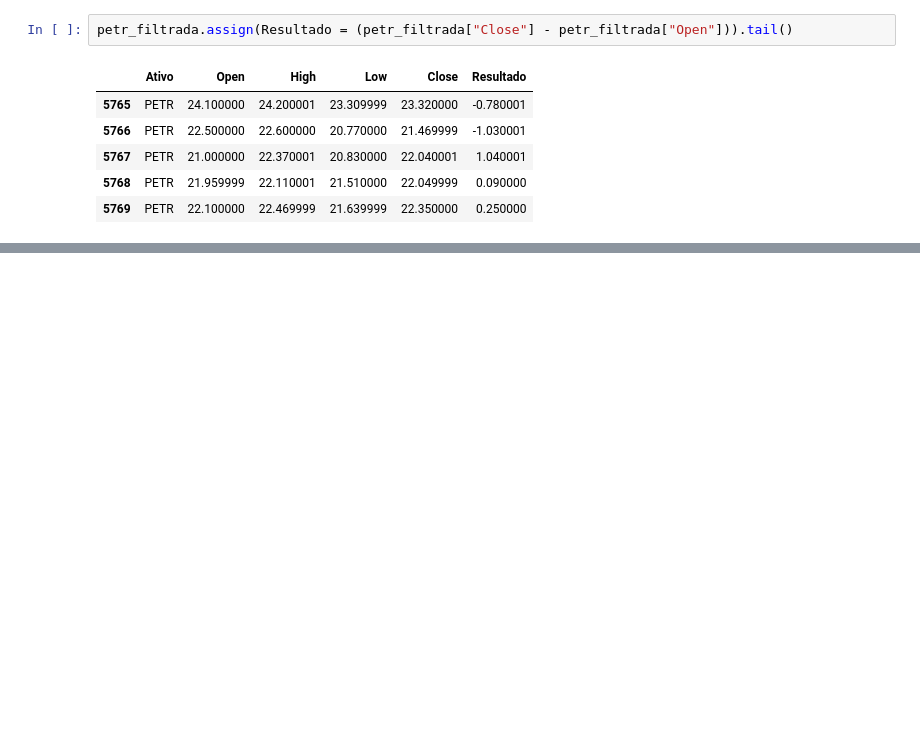
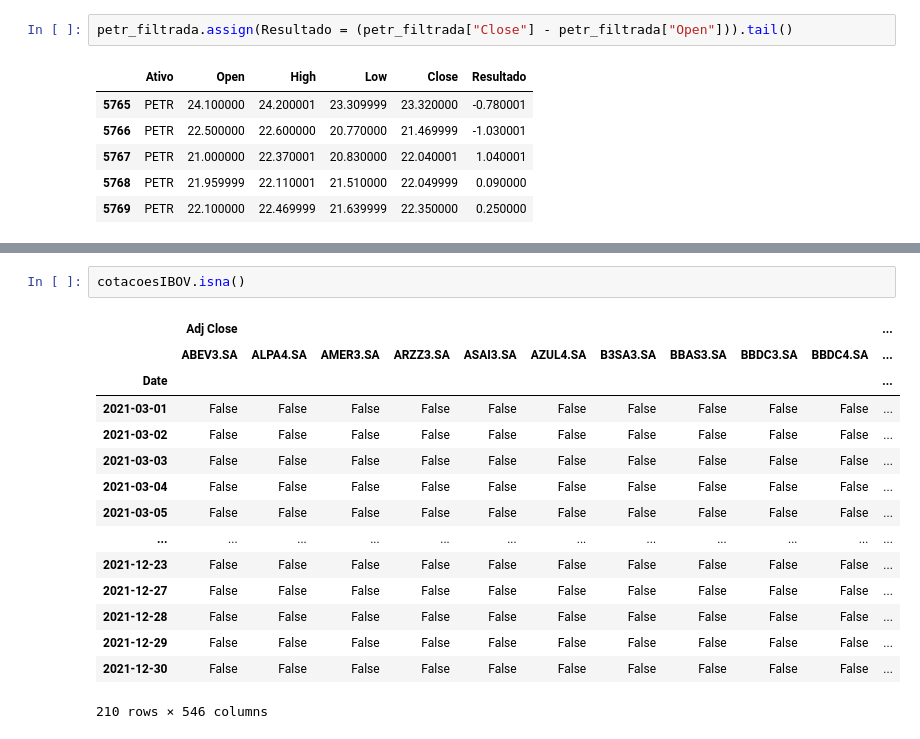
Before and after one commit to rafaeltsimon/PythonFinance, a Jupyter notebook: Módulo_02_Manipulação_de_dados_com_Python.ipynb, the cells around one changed output, grey strips where cells are left out. Cells and saved outputs as stored; diff of their text form; blank space fills up the shorter version.

```diff
--- a/Módulo_02_Manipulação_de_dados_com_Python.ipynb
+++ b/Módulo_02_Manipulação_de_dados_com_Python.ipynb
@@ -1332,0 +1551,18 @@ petr_filtrada.assign(Resultado = (petr_filtrada["Close"] - petr_filtrada["Open"]
+# %%
+cotacoesIBOV.isna()
+# %% [output]
+|  | Adj Close |  |  |  |  |  |  |  |  |  | ... |
+|  | ABEV3.SA | ALPA4.SA | AMER3.SA | ARZZ3.SA | ASAI3.SA | AZUL4.SA | B3SA3.SA | BBAS3.SA | BBDC3.SA | BBDC4.SA | ... |
+| Date |  |  |  |  |  |  |  |  |  |  | ... |
+| 2021-03-01 | False | False | False | False | False | False | False | False | False | False | ... |
+| 2021-03-02 | False | False | False | False | False | False | False | False | False | False | ... |
+| 2021-03-03 | False | False | False | False | False | False | False | False | False | False | ... |
+| 2021-03-04 | False | False | False | False | False | False | False | False | False | False | ... |
+| 2021-03-05 | False | False | False | False | False | False | False | False | False | False | ... |
+| ... | ... | ... | ... | ... | ... | ... | ... | ... | ... | ... | ... |
+| 2021-12-23 | False | False | False | False | False | False | False | False | False | False | ... |
+| 2021-12-27 | False | False | False | False | False | False | False | False | False | False | ... |
+| 2021-12-28 | False | False | False | False | False | False | False | False | False | False | ... |
+| 2021-12-29 | False | False | False | False | False | False | False | False | False | False | ... |
+| 2021-12-30 | False | False | False | False | False | False | False | False | False | False | ... |
+210 rows × 546 columns
```
Also changed, not shown: parts of 71 cells of this notebook.
